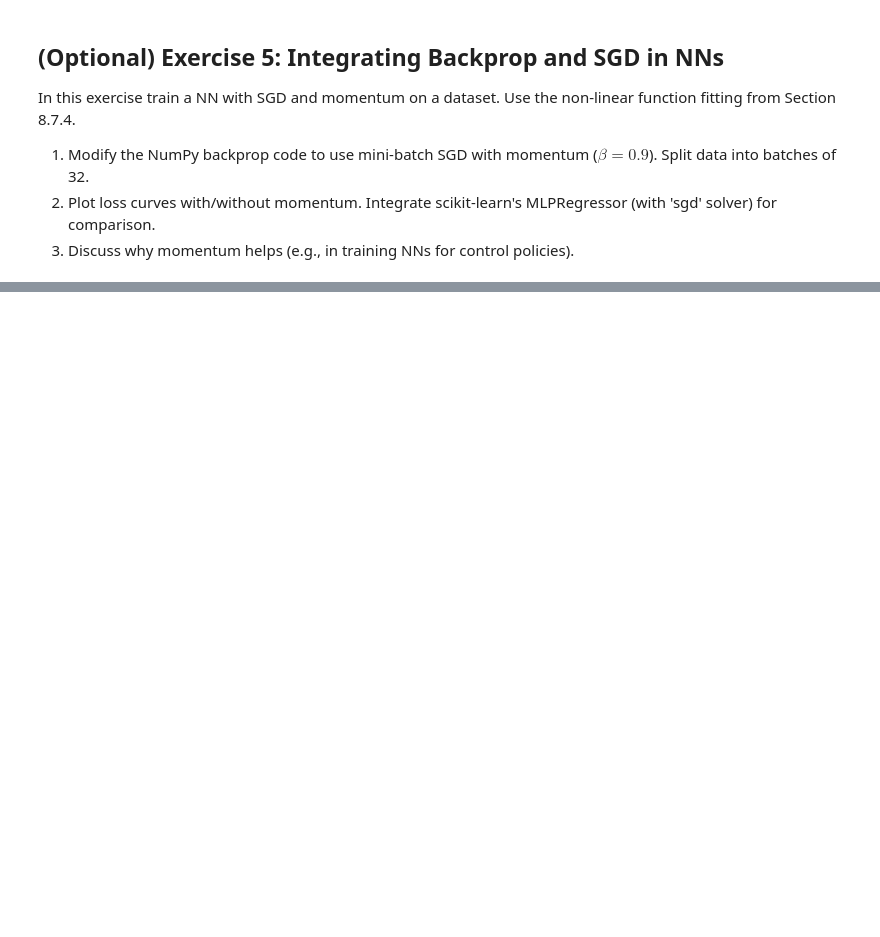
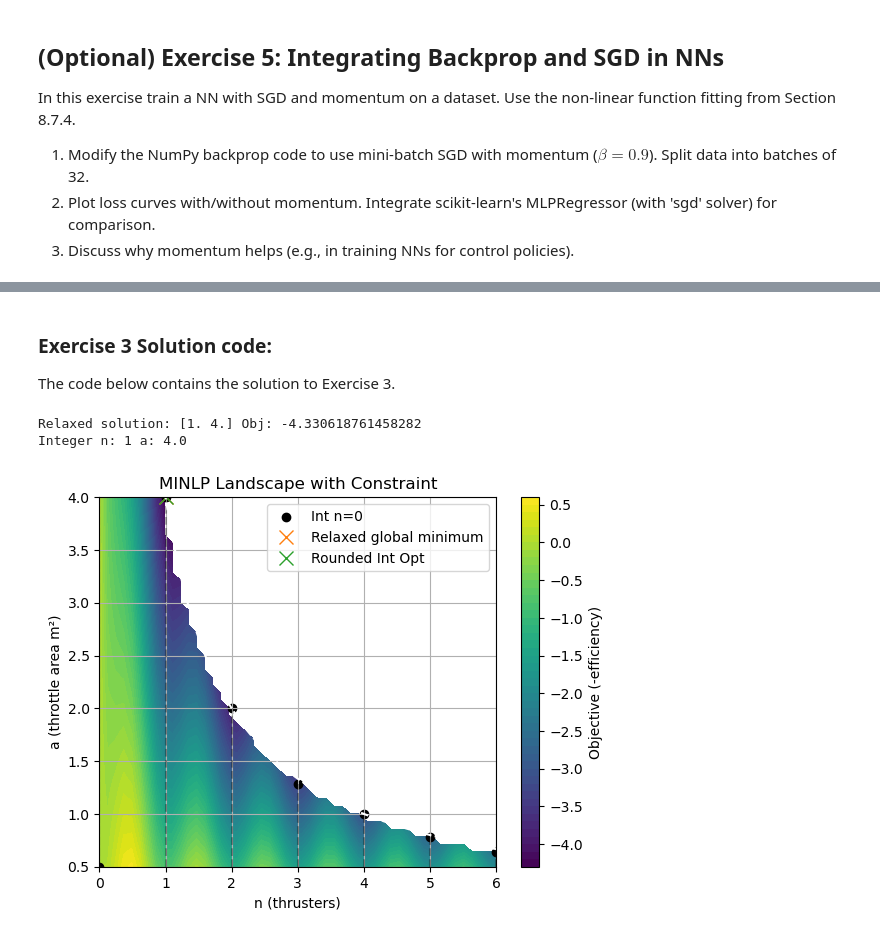
Before and after one commit to Leibniz-IWT/comp_eng, a Jupyter notebook: notebooks/09_tutorials-optimization.ipynb, the cells around one changed output, grey strips where cells are left out. Cells and saved outputs as stored; diff of their text form; code cells hidden in the pictures; blank space fills up the shorter version.

```diff
--- a/notebooks/09_tutorials-optimization.ipynb
+++ b/notebooks/09_tutorials-optimization.ipynb
@@ -625,0 +856,74 @@ NameError: name 'MLPRegressor' is not defined
+# %% [markdown]
+### Exercise 3 Solution code:
+
+The code below contains the solution to Exercise 3.
+# %%
+# Import necessary libraries
+import numpy as np
+import matplotlib.pyplot as plt
+from scipy.optimize import shgo
+
+# Lower and upper bounds for objective function
+a_lb = 0.5
+a_ub = 4.0
+n_lb = 0
+n_ub = 6
+
+
+# Objective with integer relaxation penalty (mu for sin^2(pi n))
+def eff_obj(z, mu=1.0):
+    n, a = z
+    k, c, d = 10, 5, 2
+    thrust_eff = n * k * a**0.8
+    cost = c + n * d
+    int_penalty = mu * np.sin(np.pi * n)**2
+    return - (thrust_eff / cost) + int_penalty if cost > 0 else 0
+
+# Inequality constraint: n * a <=4 ⇒ 4 - n*a >=0
+def cons_fun(z):
+    n, a = z
+    return 4 - n * a
+
+constraints = [{'type': 'ineq', 'fun': cons_fun}]
+
+# Bounds: n [0,6], a [0.5,4]
+bounds = [(n_lb , n_ub), (a_lb, a_ub)]
+
+# Solve relaxed with SHGO (mu=10, with native constraints)
+res = shgo(lambda z: eff_obj(z, mu=1), bounds, constraints=constraints, n=1000, iters=10)
+print("Relaxed solution:", res.x, "Obj:", res.fun)
+
+# Round to integer n
+n_int = round(res.x[0])
+a_opt = res.x[1]
+print("Integer n:", n_int, "a:", a_opt)
+
+# Plot landscape (mask infeasible)
+n_vals = np.linspace(0, 6, 50)
+a_vals = np.linspace(0.5, 4, 50)
+N, A = np.meshgrid(n_vals, a_vals)
+F = np.vectorize(lambda n,a: eff_obj([n,a]) if n*a <=4 else np.nan)(N, A)  # Mask infeasible
+
+plt.contourf(N, A, F, levels=50, cmap='viridis')
+plt.colorbar(label='Objective (-efficiency)')
+for ni in range(7):  # Integers 0-6
+    a_max = 4 / ni if ni > 0 else 4
+    a_valid = a_vals[a_vals <= a_max]
+    f_ni = [eff_obj([ni, ai]) for ai in a_valid]
+    plt.plot([ni]*len(a_valid), a_valid, 'k--', alpha=0.3)
+    if f_ni:
+        plt.scatter(ni, a_valid[np.argmin(f_ni)], c='k', label=f'Int n={ni}' if ni==0 else None)
+
+plt.plot(res.x[0], res.x[1], 'x', color='tab:orange', label='Relaxed global minimum', markersize=10)
+plt.plot(n_int, a_opt, 'x', color='tab:green', label='Rounded Int Opt', markersize=10)
+plt.contour(N, A, 4 - N*A, levels=[0], colors='white', linestyles='--', label='Cons: n*a=4')
+plt.xlabel('n (thrusters)')
+plt.ylabel('a (throttle area m²)')
+plt.title('MINLP Landscape with Constraint')
+plt.legend()
+plt.grid(True)
+plt.show()
+# %% [output]
+Relaxed solution: [1. 4.] Obj: -4.330618761458282
+Integer n: 1 a: 4.0
+[figure, added]
```
Also changed, not shown: parts of 37 cells of this notebook.
